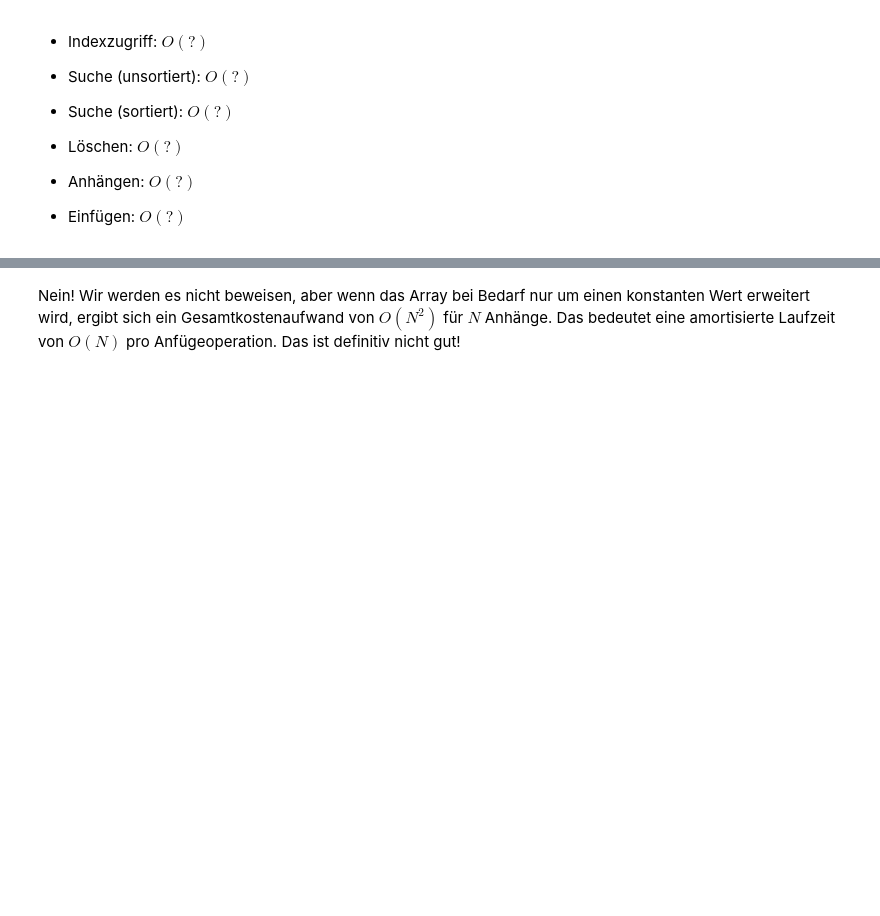
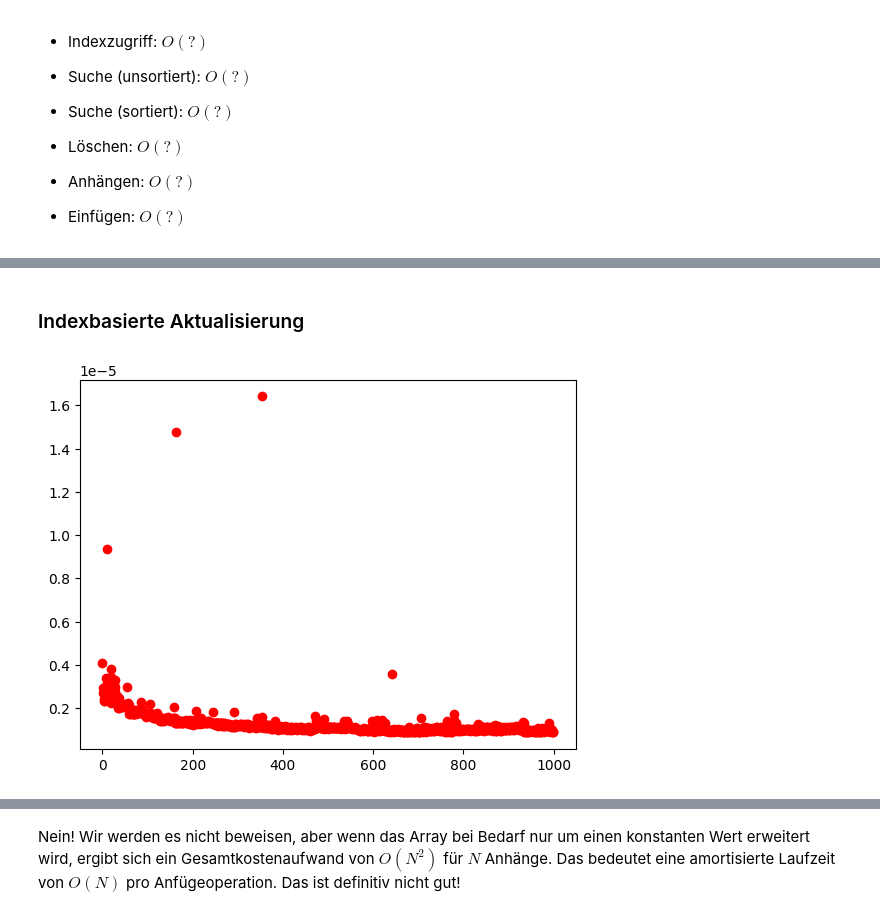
Before and after one commit to arthurvetter/algorithmenunddatenstrukturen, a Jupyter notebook: 06-array-list.ipynb, the cells around one changed output, grey strips where cells are left out. Saved outputs shown, nothing was run; the diff lists cells and outputs as text; code cells hidden in the pictures; blank space fills up the shorter version.

Commit message:
Fertigstellung 06-array.list

```diff
--- a/06-array-list.ipynb
+++ b/06-array-list.ipynb
@@ -272,0 +282,13 @@ len(l)
+# %% [markdown]
+### Indexbasierte Aktualisierung
+# %%
+size = 10_000
+
+ts = [timeit('lst[{}] = None'.format(n),
+             setup=f'lst = list(range({size}))',
+             number=100)
+      for n in range(0, size, 10)]
+
+plt.plot(ts, 'ro');
+# %% [output]
+[figure, added]
```
Also changed, not shown: parts of 13 cells of this notebook.
